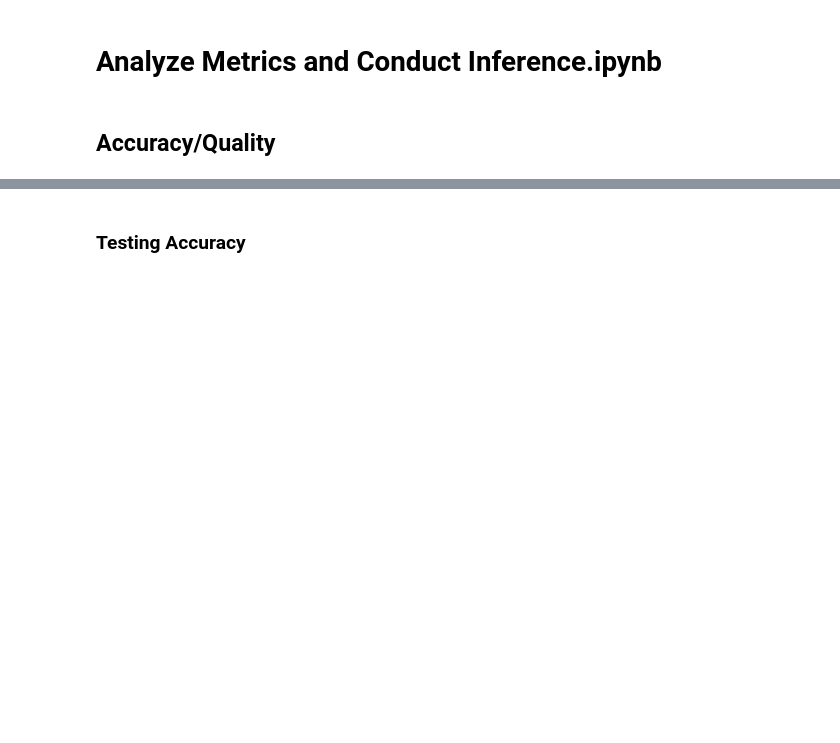
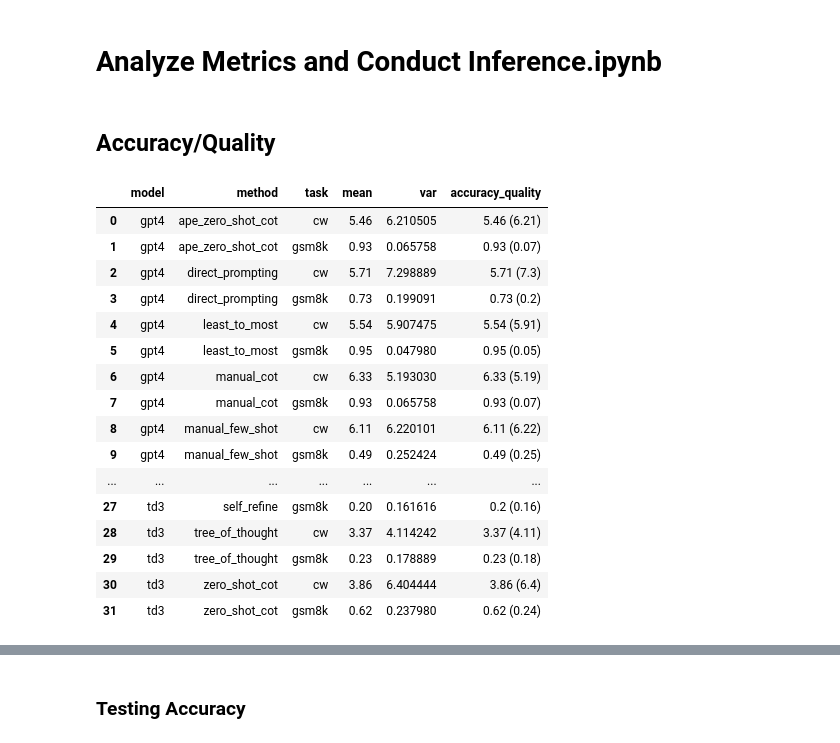
Before and after one commit to ijyliu/anlp23-project, a Jupyter notebook: Data/06 - Analyze Metrics and Conduct Inference.ipynb, the cells around one changed output, grey strips where cells are left out. Drawn from its saved outputs; the diff is of its cells as text; code cells hidden in the pictures; blank space fills up the shorter version.

```diff
--- a/Data/06 - Analyze Metrics and Conduct Inference.ipynb
+++ b/Data/06 - Analyze Metrics and Conduct Inference.ipynb
@@ -20,27 +20,34 @@ cw_data = combined_data[combined_data['task'] == 'cw']
 # %%
 # Produce table - one column for each method, one row for each model by task type
 # Average values of correct_or_incorrect and creative_writing_score
 # Also get variance
 
 # Column for combined accuracy_quality - correct_or_incorrect if task = "gsm8k", creative_writing_score if task = "cw"
-combined_data['accuracy_quality'] = combined_data.apply(lambda row: row['correct_or_incorrect'] if row['task'] == 'gsm8k' else row['creative_writing_score'], axis=1)
+combined_data['accuracy_quality'] = combined_data.apply(lambda row: row['correct'] if row['task'] == 'gsm8k' else row['coherence_1_incoherent_10_very_coherent'], axis=1)
 
 # Average accuracy_quality by model, method, task
 # Also get variance
 avg_accuracy_quality_with_variance = combined_data[['model', 'method', 'task', 'accuracy_quality']].groupby(['model', 'method', 'task']).agg(['mean', 'var'])['accuracy_quality'].reset_index()
 
 # Combine mean and variance into one column that is a string with the mean and then the variance in parentheses
 avg_accuracy_quality_with_variance['accuracy_quality'] = avg_accuracy_quality_with_variance.apply(lambda row: str(round(row['mean'], 2)) + ' (' + str(round(row['var'], 2)) + ')', axis=1)
 
-# Pivot table - column method should go wide
-avg_accuracy_quality_pivot = avg_accuracy_quality_with_variance.pivot_table(index=['model', 'task'], columns='method', values='accuracy_quality').reset_index()
-
-# Sort rows by task - gsm8k task first, then cw
-# Sort by model - text-davinci-003 first, then gpt4
-avg_accuracy_quality_pivot = avg_accuracy_quality_pivot.sort_values(by=['task', 'model'], ascending=[True, True])
-
-# Order columns: direct_prompting, zero_shot_cot, ape_zero_shot_cot, tree_of_thought, self_refine, least_to_most, manual_few_shot, manual_cot
-avg_accuracy_quality_pivot = avg_accuracy_quality_pivot[['model', 'task', 'direct_prompting', 'zero_shot_cot', 'ape_zero_shot_cot', 'tree_of_thought', 'self_refine', 'least_to_most', 'manual_few_shot', 'manual_cot']]
-
-# Output to LaTeX
-avg_accuracy_quality_pivot.to_latex('../Output/avg_accuracy_quality_pivot.tex', index=False)
+avg_accuracy_quality_with_variance
+# %% [output]
+|  | model | method | task | mean | var | accuracy_quality |
+| 0 | gpt4 | ape_zero_shot_cot | cw | 5.46 | 6.210505 | 5.46 (6.21) |
+| 1 | gpt4 | ape_zero_shot_cot | gsm8k | 0.93 | 0.065758 | 0.93 (0.07) |
+| 2 | gpt4 | direct_prompting | cw | 5.71 | 7.298889 | 5.71 (7.3) |
+| 3 | gpt4 | direct_prompting | gsm8k | 0.73 | 0.199091 | 0.73 (0.2) |
+| 4 | gpt4 | least_to_most | cw | 5.54 | 5.907475 | 5.54 (5.91) |
+| 5 | gpt4 | least_to_most | gsm8k | 0.95 | 0.047980 | 0.95 (0.05) |
+| 6 | gpt4 | manual_cot | cw | 6.33 | 5.193030 | 6.33 (5.19) |
+| 7 | gpt4 | manual_cot | gsm8k | 0.93 | 0.065758 | 0.93 (0.07) |
+| 8 | gpt4 | manual_few_shot | cw | 6.11 | 6.220101 | 6.11 (6.22) |
+| 9 | gpt4 | manual_few_shot | gsm8k | 0.49 | 0.252424 | 0.49 (0.25) |
+| ... | ... | ... | ... | ... | ... | ... |
+| 27 | td3 | self_refine | gsm8k | 0.20 | 0.161616 | 0.2 (0.16) |
+| 28 | td3 | tree_of_thought | cw | 3.37 | 4.114242 | 3.37 (4.11) |
+| 29 | td3 | tree_of_thought | gsm8k | 0.23 | 0.178889 | 0.23 (0.18) |
+| 30 | td3 | zero_shot_cot | cw | 3.86 | 6.404444 | 3.86 (6.4) |
+| 31 | td3 | zero_shot_cot | gsm8k | 0.62 | 0.237980 | 0.62 (0.24) |
```
Also changed, not shown: parts of 9 cells of this notebook, 3 other files.
